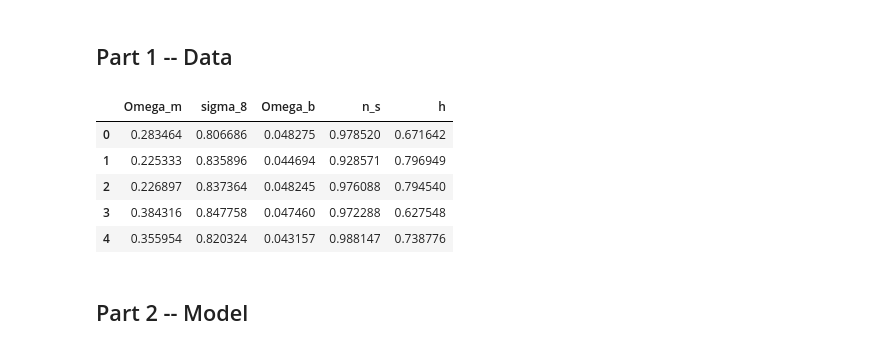
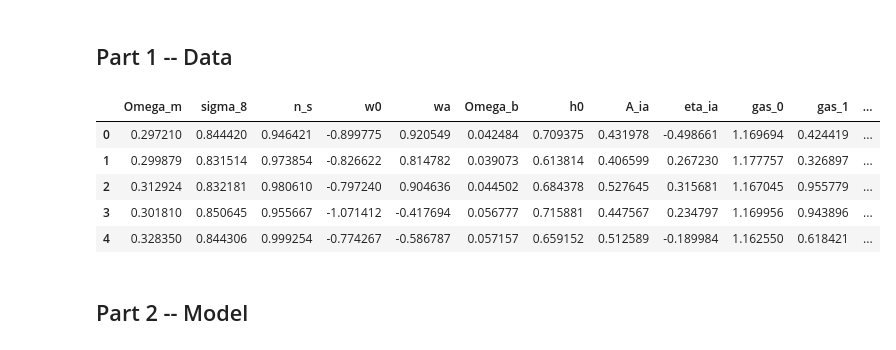
Before and after one commit to hungjinh/emulator_Nx2pt, a Jupyter notebook: notebooks/develop/[build] Simple MLE model (with dataV decorrelated).ipynb, the cells around one changed output. Cells and saved outputs as stored; diff of their text form; code cells hidden in the pictures.

```diff
--- a/notebooks/develop/[build] Simple MLE model (with dataV decorrelated).ipynb
+++ b/notebooks/develop/[build] Simple MLE model (with dataV decorrelated).ipynb
@@ -16,20 +16,20 @@ import torch.optim as optim
 # %%
 dir_data = '/home/hhg/Research/emu_Nx2pt/data/'
 filename = dir_data+'pco_train_1000000.pkl'
-startID, endID = 0, 100000
+startID, endID = 0, 10000
 
 with open(filename, 'rb') as handle:
     pco_samples = pickle.load(handle)
 
 df_pco = pd.DataFrame(pco_samples).iloc[startID:endID]
 df_pco.head()
 # %% [output]
-|  | Omega_m | sigma_8 | Omega_b | n_s | h |
-| 0 | 0.283464 | 0.806686 | 0.048275 | 0.978520 | 0.671642 |
-| 1 | 0.225333 | 0.835896 | 0.044694 | 0.928571 | 0.796949 |
-| 2 | 0.226897 | 0.837364 | 0.048245 | 0.976088 | 0.794540 |
-| 3 | 0.384316 | 0.847758 | 0.047460 | 0.972288 | 0.627548 |
-| 4 | 0.355954 | 0.820324 | 0.043157 | 0.988147 | 0.738776 |
+|  | Omega_m | sigma_8 | n_s | w0 | wa | Omega_b | h0 | A_ia | eta_ia | gas_0 | gas_1 | ... |
+| 0 | 0.297210 | 0.844420 | 0.946421 | -0.899775 | 0.920549 | 0.042484 | 0.709375 | 0.431978 | -0.498661 | 1.169694 | 0.424419 | ... |
+| 1 | 0.299879 | 0.831514 | 0.973854 | -0.826622 | 0.814782 | 0.039073 | 0.613814 | 0.406599 | 0.267230 | 1.177757 | 0.326897 | ... |
+| 2 | 0.312924 | 0.832181 | 0.980610 | -0.797240 | 0.904636 | 0.044502 | 0.684378 | 0.527645 | 0.315681 | 1.167045 | 0.955779 | ... |
+| 3 | 0.301810 | 0.850645 | 0.955667 | -1.071412 | -0.417694 | 0.056777 | 0.715881 | 0.447567 | 0.234797 | 1.169956 | 0.943896 | ... |
+| 4 | 0.328350 | 0.844306 | 0.999254 | -0.774267 | -0.586787 | 0.057157 | 0.659152 | 0.512589 | -0.189984 | 1.162550 | 0.618421 | ... |
 # %%
 Nsamples = len(df_pco['Omega_m'])
 sampleID = list(range(Nsamples))
```
Also changed, not shown: parts of 10 cells of this notebook, 3 other files.
